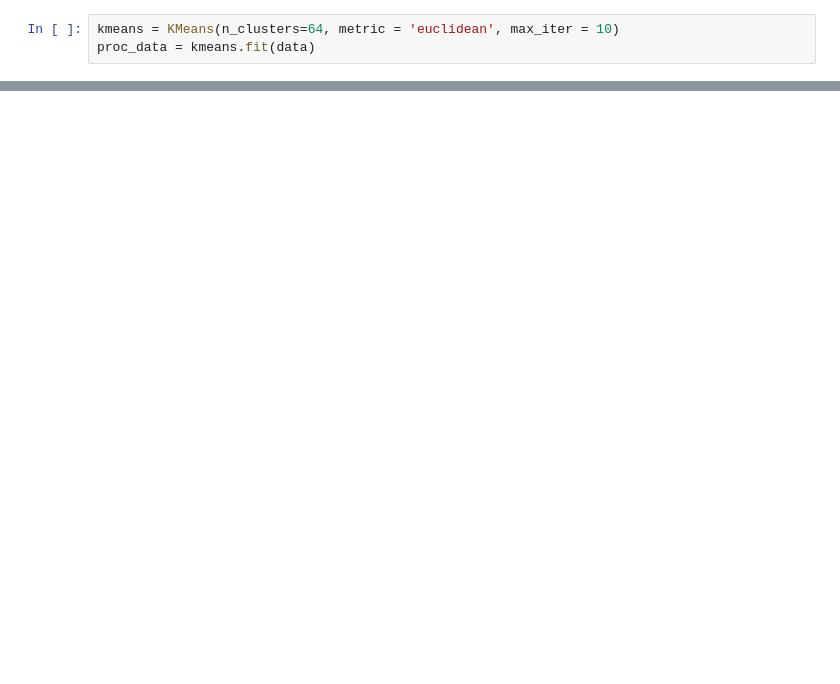
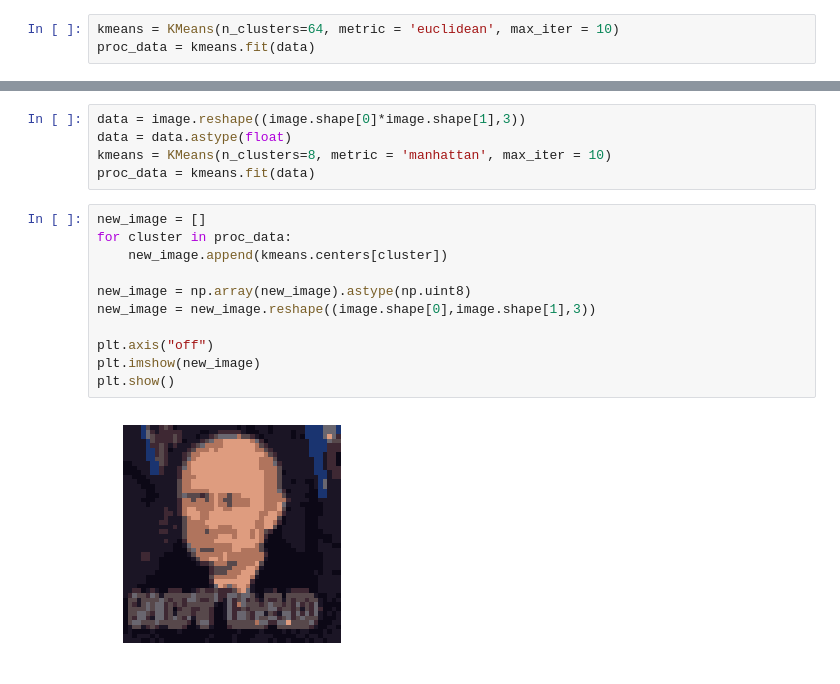
Before and after one commit to EuphrasieF/TS_IntroML, a Jupyter notebook: HW2 k-means/K-Means_emp.ipynb, the cells around one changed output, grey strips where cells are left out. Cells and saved outputs as stored; diff of their text form; blank space fills up the shorter version.

```diff
--- a/HW2 k-means/K-Means_emp.ipynb
+++ b/HW2 k-means/K-Means_emp.ipynb
@@ -225,0 +243,18 @@ plt.show()
+# %%
+data = image.reshape((image.shape[0]*image.shape[1],3))
+data = data.astype(float)
+kmeans = KMeans(n_clusters=8, metric = 'manhattan', max_iter = 10)
+proc_data = kmeans.fit(data)
+# %%
+new_image = []
+for cluster in proc_data:
+    new_image.append(kmeans.centers[cluster])
+
+new_image = np.array(new_image).astype(np.uint8)
+new_image = new_image.reshape((image.shape[0],image.shape[1],3))
+
+plt.axis("off")
+plt.imshow(new_image)
+plt.show()
+# %% [output]
+[figure, added]
```
Also changed, not shown: parts of 10 cells of this notebook.
